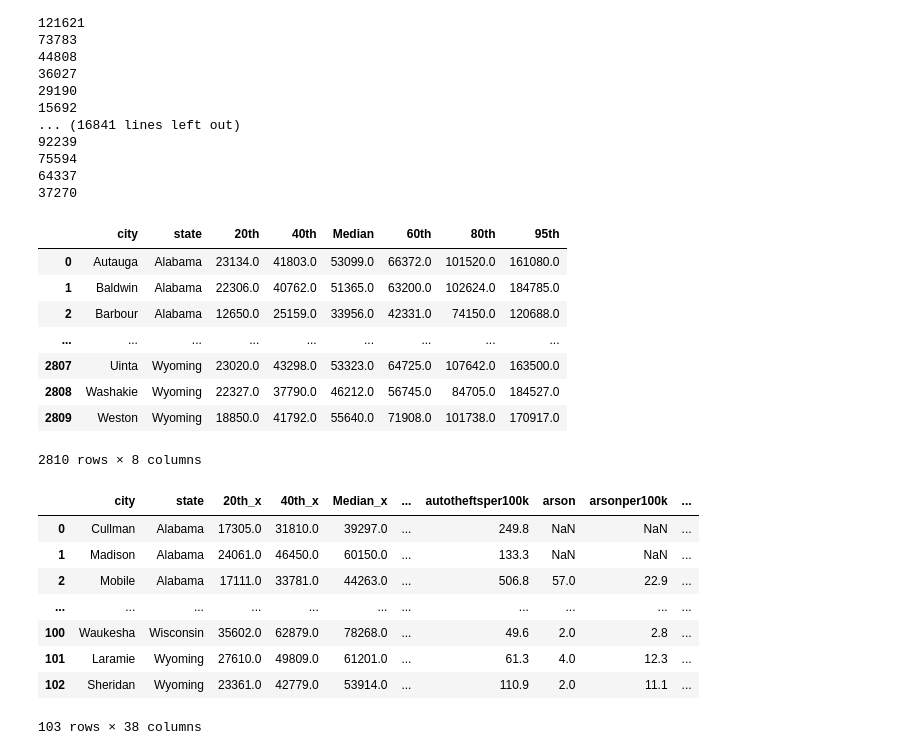
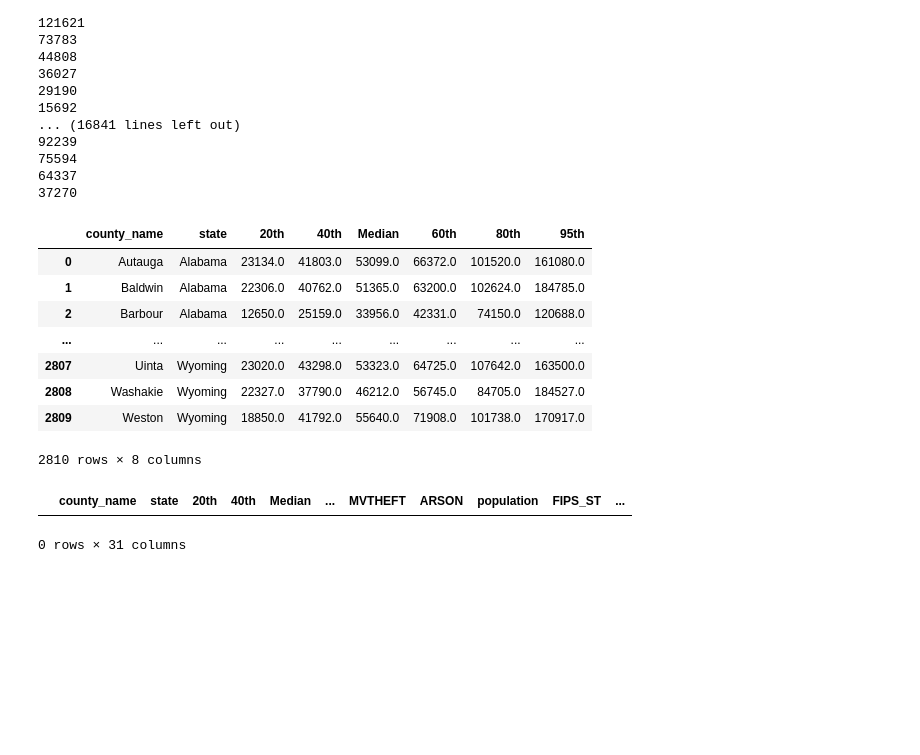
Before and after one commit to ewinterstorm/cogs108_finalproject, a Jupyter notebook: DataMerge.ipynb, the cells around one changed output. Drawn from its saved outputs; the diff is of its cells as text; code cells hidden in the pictures; blank space fills up the shorter version.

```diff
--- a/DataMerge.ipynb
+++ b/DataMerge.ipynb
@@ -77,7 +77,8 @@ Name: city, Length: 16857, dtype: object
 # %%
 # Extract county
-df_county_income['city'] = df_county_income['city'].str.extract("(.*)-")
-df_county_income['city']
+df_county_income['county_name'] = df_county_income['county'].str.extract("(.*)-")
+
+df_county_income['county_name']
 # %% [output]
 0        Autauga
 1        Autauga
@@ -90,5 +91,5 @@ Name: city, Length: 16857, dtype: object
 # %%
 # Remove place columns
-df_county_income = df_county_income.drop(['place', 'citystate'], axis=1)
+df_county_income = df_county_income.drop(['place', 'countystate', 'county'], axis=1)
 df_county_income
 # %% [output]
@@ -103,6 +104,6 @@ df_county_income
 16857 rows × 6 columns
 # %%
 # Reorder columns
-df_county_income = df_county_income[['Unnamed: 0', 'city', 'state', 'percentile', 'income', 'percent']]
+df_county_income = df_county_income[['Unnamed: 0', 'county_name', 'state', 'percentile', 'income', 'percent']]
 df_county_income
 # %% [output]
@@ -163,14 +164,14 @@ for i in range(0, len(df_county_income)):
 # %%
 # Drop 'percent' column
 # Make percentile columns 20th, 40th, Median, 60th, 80th, 95th
-df_percentile = df_county_income.pivot_table(index=["state","city"], columns='percentile', values=['income'], aggfunc='first')
+df_percentile = df_county_income.pivot_table(index=["state","county_name"], columns='percentile', values=['income'], aggfunc='first')
 df_percentile.columns = df_percentile.columns.droplevel()
 df_percentile = df_percentile.reset_index()
 df_percentile.columns=df_percentile.columns.tolist()
-df_percentile = df_percentile[['city','state','20th','40th','Median','60th','80th','95th']]
+df_percentile = df_percentile[['county_name','state','20th','40th','Median','60th','80th','95th']]
 df_percentile
 # %% [output]
-|  | city | state | 20th | 40th | Median | 60th | 80th | 95th |
+|  | county_name | state | 20th | 40th | Median | 60th | 80th | 95th |
 | 0 | Autauga | Alabama | 23134.0 | 41803.0 | 53099.0 | 66372.0 | 101520.0 | 161080.0 |
 | 1 | Baldwin | Alabama | 22306.0 | 40762.0 | 51365.0 | 63200.0 | 102624.0 | 184785.0 |
 | 2 | Barbour | Alabama | 12650.0 | 25159.0 | 33956.0 | 42331.0 | 74150.0 | 120688.0 |
@@ -181,19 +182,11 @@ df_percentile
 2810 rows × 8 columns
 # %%
 # Merge income percentile dataframe with crime dataframe
-df = pd.merge(df_percentile, df_crime, on=['city','state'])
-df = df.drop(['Unnamed: 0'], axis=1)
+df = pd.merge(df_percentile, df_crime, on=['county_name'])
 df
 # %% [output]
-|  | city | state | 20th_x | 40th_x | Median_x | ... | autotheftsper100k | arson | arsonper100k | ... |
-| 0 | Cullman | Alabama | 17305.0 | 31810.0 | 39297.0 | ... | 249.8 | NaN | NaN | ... |
-| 1 | Madison | Alabama | 24061.0 | 46450.0 | 60150.0 | ... | 133.3 | NaN | NaN | ... |
-| 2 | Mobile | Alabama | 17111.0 | 33781.0 | 44263.0 | ... | 506.8 | 57.0 | 22.9 | ... |
-| ... | ... | ... | ... | ... | ... | ... | ... | ... | ... | ... |
-| 100 | Waukesha | Wisconsin | 35602.0 | 62879.0 | 78268.0 | ... | 49.6 | 2.0 | 2.8 | ... |
-| 101 | Laramie | Wyoming | 27610.0 | 49809.0 | 61201.0 | ... | 61.3 | 4.0 | 12.3 | ... |
-| 102 | Sheridan | Wyoming | 23361.0 | 42779.0 | 53914.0 | ... | 110.9 | 2.0 | 11.1 | ... |
+|  | county_name | state | 20th | 40th | Median | ... | MVTHEFT | ARSON | population | FIPS_ST | ... |
-103 rows × 38 columns
+0 rows × 31 columns
 # %%
 # Create inequality column: 95th minus 20th
 inequality = [0]*len(df)
```
Also changed, not shown: parts of 10 cells of this notebook, 3 other files.
